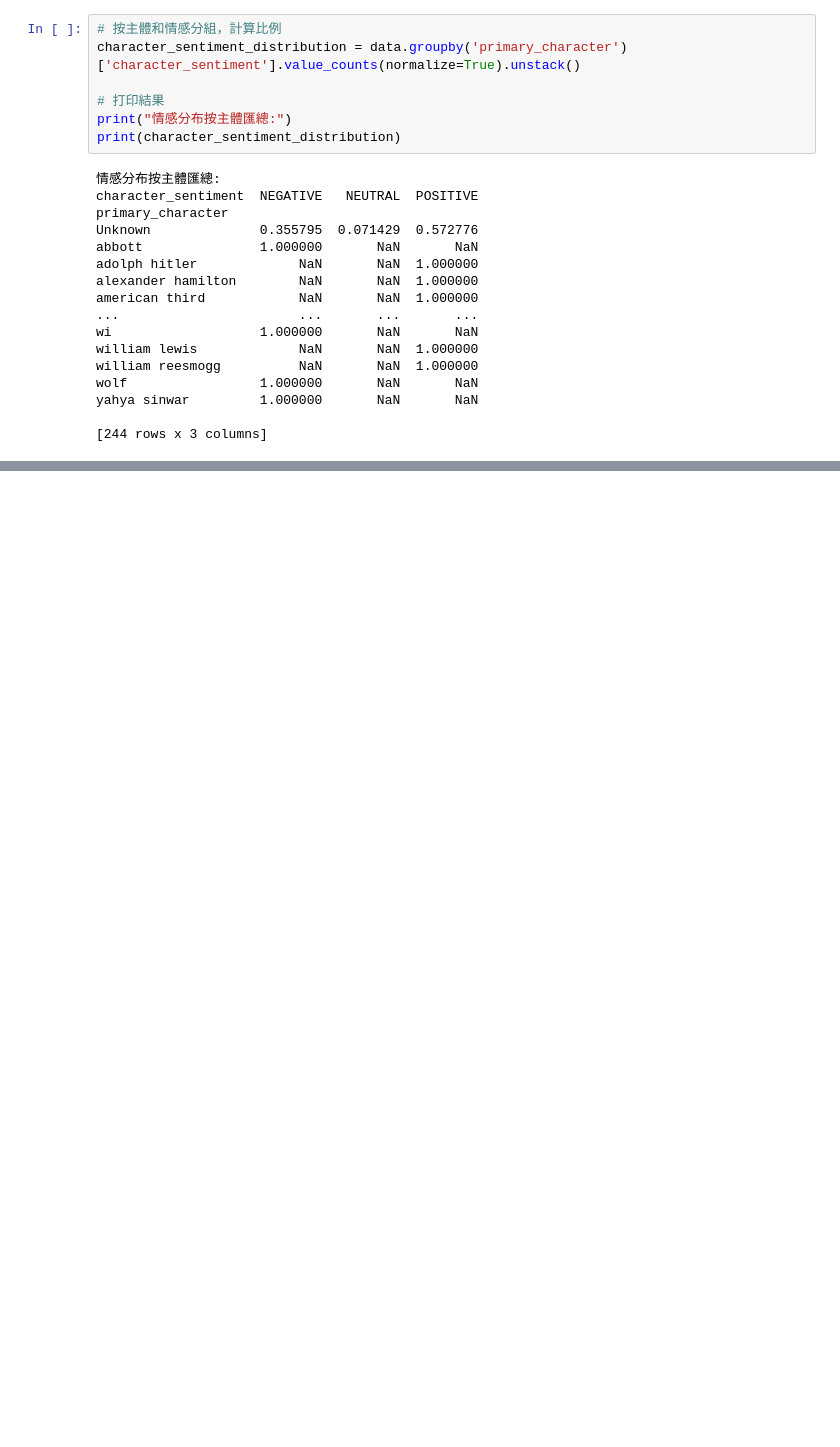
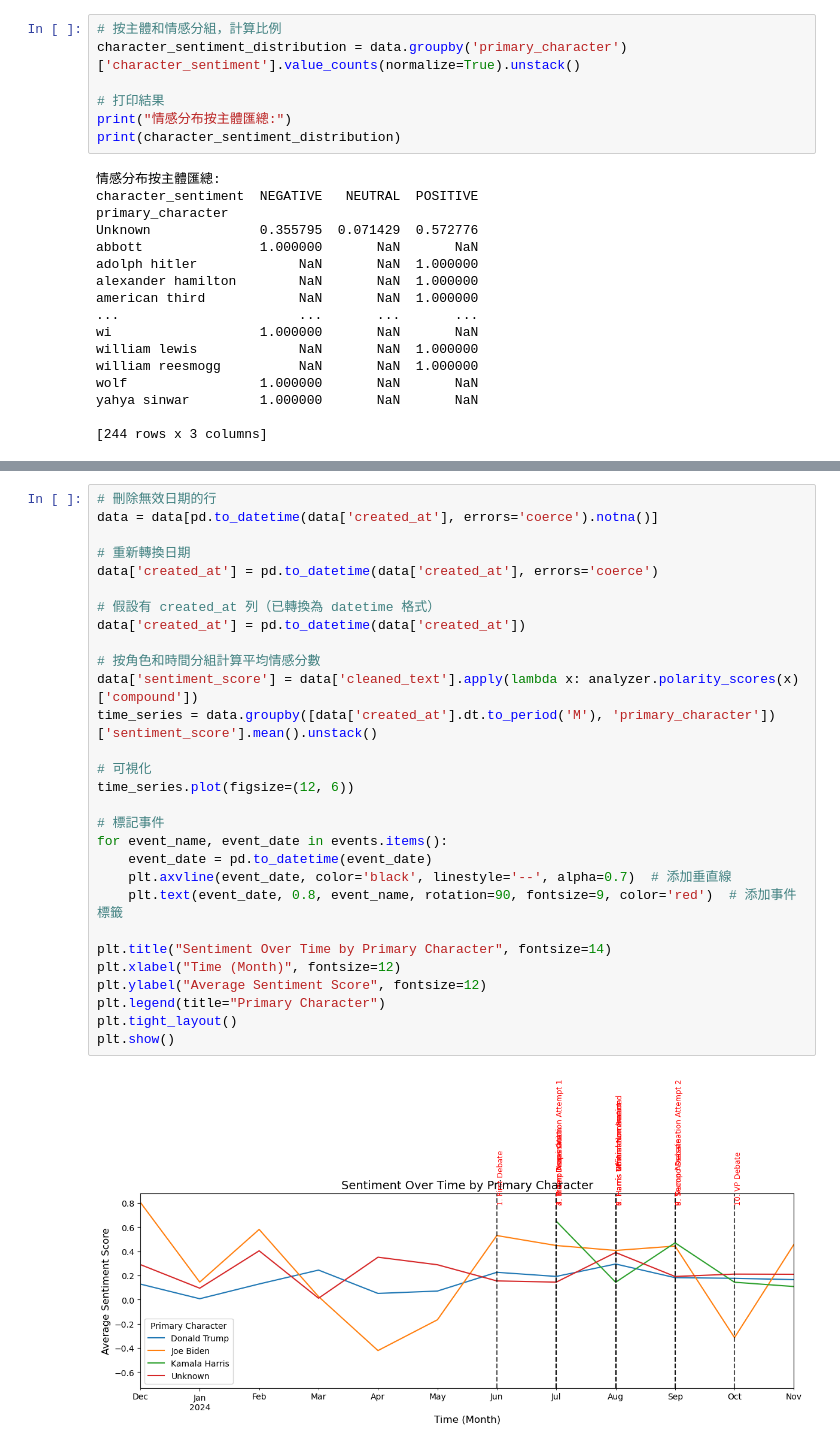
Before and after one commit to maurice1117/election-news-TM, a Jupyter notebook: main.ipynb, the cells around one changed output, grey strips where cells are left out. Drawn from its saved outputs; the diff is of its cells as text; blank space fills up the shorter version.

```diff
--- a/main.ipynb
+++ b/main.ipynb
@@ -720,0 +836,31 @@ yahya sinwar         1.000000       NaN       NaN
+# %%
+# 刪除無效日期的行
+data = data[pd.to_datetime(data['created_at'], errors='coerce').notna()]
+
+# 重新轉換日期
+data['created_at'] = pd.to_datetime(data['created_at'], errors='coerce')
+
+# 假設有 created_at 列（已轉換為 datetime 格式）
+data['created_at'] = pd.to_datetime(data['created_at'])
+
+# 按角色和時間分組計算平均情感分數
+data['sentiment_score'] = data['cleaned_text'].apply(lambda x: analyzer.polarity_scores(x)['compound'])
+time_series = data.groupby([data['created_at'].dt.to_period('M'), 'primary_character'])['sentiment_score'].mean().unstack()
+
+# 可視化
+time_series.plot(figsize=(12, 6))
+
+# 標記事件
+for event_name, event_date in events.items():
+    event_date = pd.to_datetime(event_date)
+    plt.axvline(event_date, color='black', linestyle='--', alpha=0.7)  # 添加垂直線
+    plt.text(event_date, 0.8, event_name, rotation=90, fontsize=9, color='red')  # 添加事件標籤
+
+plt.title("Sentiment Over Time by Primary Character", fontsize=14)
+plt.xlabel("Time (Month)", fontsize=12)
+plt.ylabel("Average Sentiment Score", fontsize=12)
+plt.legend(title="Primary Character")
+plt.tight_layout()
+plt.show()
+# %% [output]
+[figure, added]
```
Also changed, not shown: parts of 9 cells of this notebook.
